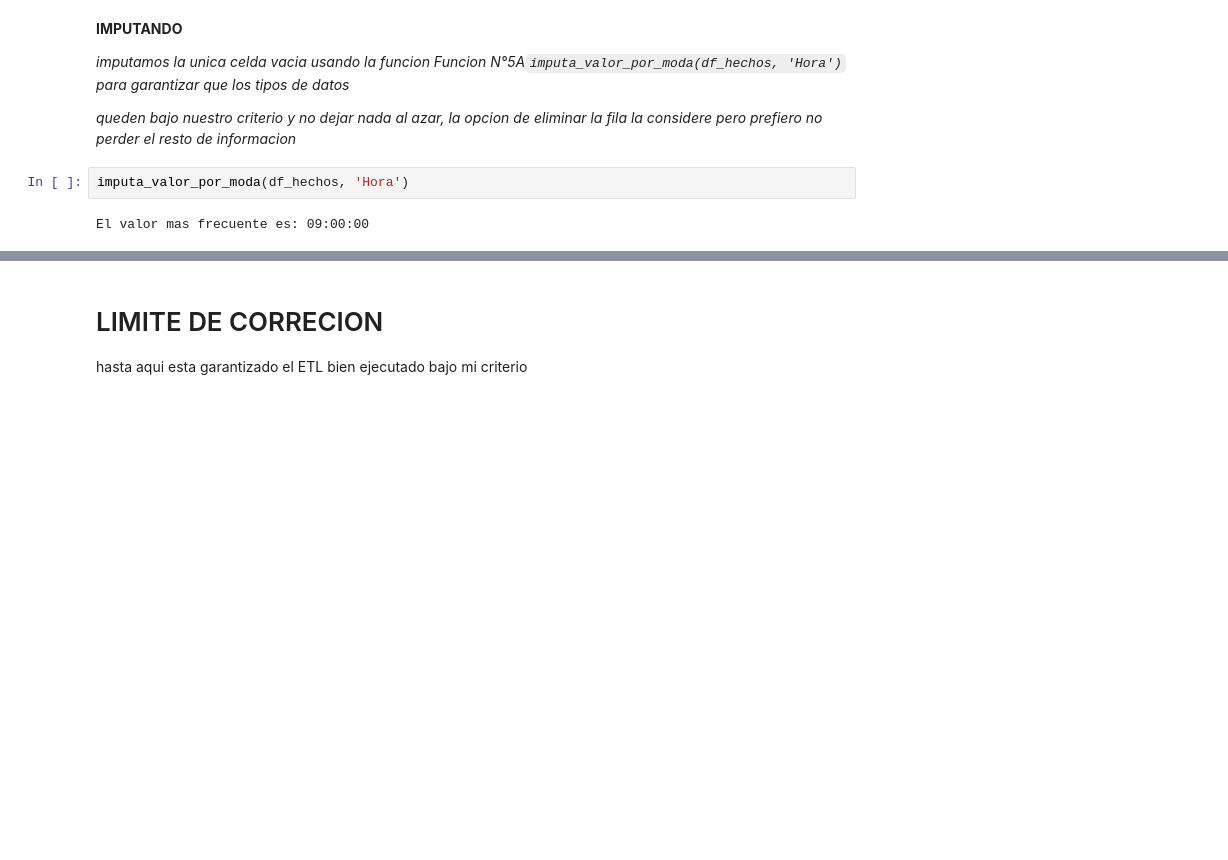
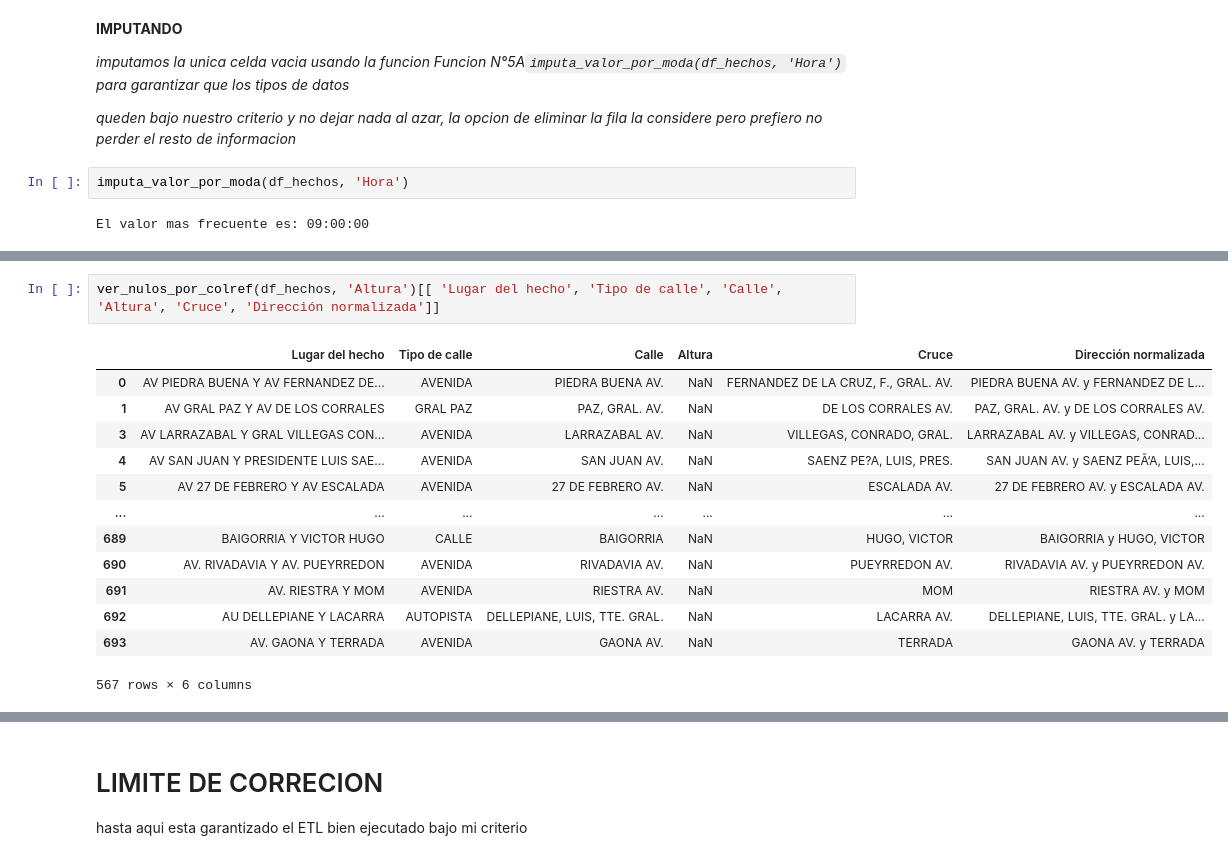
Before and after one commit to gabrielgomezrestrepo/Proyecto-DA-Siniestros-Viales-BA, a Jupyter notebook: ETL.ipynb, the cells around one changed output, grey strips where cells are left out. Cells and saved outputs as stored; diff of their text form; blank space fills up the shorter version.

```diff
--- a/ETL.ipynb
+++ b/ETL.ipynb
@@ -620,0 +862,16 @@ El valor mas frecuente es: 09:00:00
+# %%
+ver_nulos_por_colref(df_hechos, 'Altura')[[ 'Lugar del hecho', 'Tipo de calle', 'Calle', 'Altura', 'Cruce', 'Dirección normalizada']]
+# %% [output]
+|  | Lugar del hecho | Tipo de calle | Calle | Altura | Cruce | Dirección normalizada |
+| 0 | AV PIEDRA BUENA Y AV FERNANDEZ DE... | AVENIDA | PIEDRA BUENA AV. | NaN | FERNANDEZ DE LA CRUZ, F., GRAL. AV. | PIEDRA BUENA AV. y FERNANDEZ DE L... |
+| 1 | AV GRAL PAZ Y AV DE LOS CORRALES | GRAL PAZ | PAZ, GRAL. AV. | NaN | DE LOS CORRALES AV. | PAZ, GRAL. AV. y DE LOS CORRALES AV. |
+| 3 | AV LARRAZABAL Y GRAL VILLEGAS CON... | AVENIDA | LARRAZABAL AV. | NaN | VILLEGAS, CONRADO, GRAL. | LARRAZABAL AV. y VILLEGAS, CONRAD... |
+| 4 | AV SAN JUAN Y PRESIDENTE LUIS SAE... | AVENIDA | SAN JUAN AV. | NaN | SAENZ PE?A, LUIS, PRES. | SAN JUAN AV. y SAENZ PEÃ‘A, LUIS,... |
+| 5 | AV 27 DE FEBRERO Y AV ESCALADA | AVENIDA | 27 DE FEBRERO AV. | NaN | ESCALADA AV. | 27 DE FEBRERO AV. y ESCALADA AV. |
+| ... | ... | ... | ... | ... | ... | ... |
+| 689 | BAIGORRIA Y VICTOR HUGO | CALLE | BAIGORRIA | NaN | HUGO, VICTOR | BAIGORRIA y HUGO, VICTOR |
+| 690 | AV. RIVADAVIA Y AV. PUEYRREDON | AVENIDA | RIVADAVIA AV. | NaN | PUEYRREDON AV. | RIVADAVIA AV. y PUEYRREDON AV. |
+| 691 | AV. RIESTRA Y MOM | AVENIDA | RIESTRA AV. | NaN | MOM | RIESTRA AV. y MOM |
+| 692 | AU DELLEPIANE Y LACARRA | AUTOPISTA | DELLEPIANE, LUIS, TTE. GRAL. | NaN | LACARRA AV. | DELLEPIANE, LUIS, TTE. GRAL. y LA... |
+| 693 | AV. GAONA Y TERRADA | AVENIDA | GAONA AV. | NaN | TERRADA | GAONA AV. y TERRADA |
+567 rows × 6 columns
```
Also changed, not shown: parts of 64 cells of this notebook.
